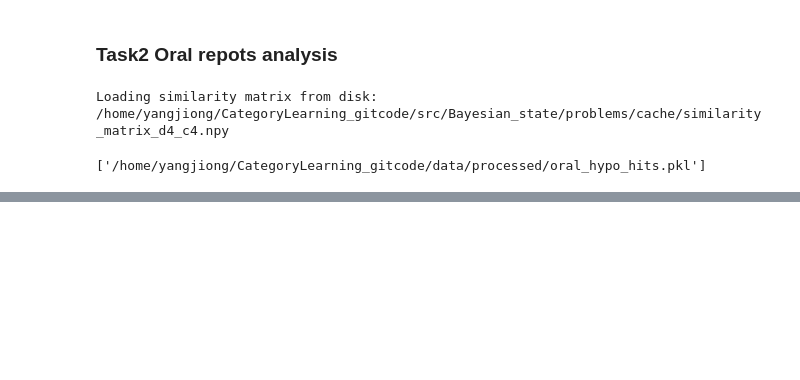
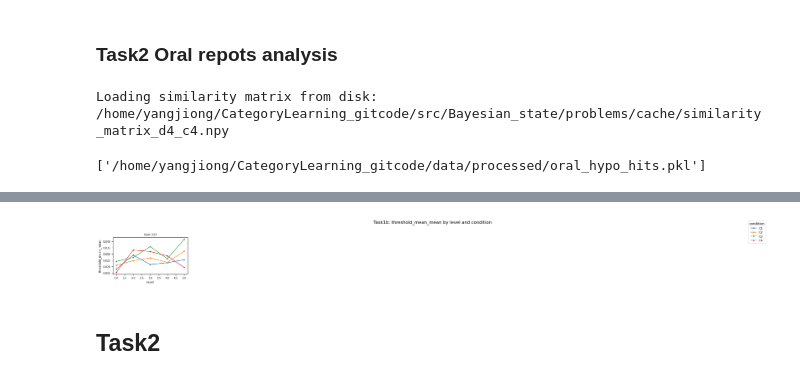
Before and after one commit to yjiong0228/CategoryLearning, a Jupyter notebook: notebooks/preprocess.ipynb, the cells around one changed output, grey strips where cells are left out. Drawn from its saved outputs; the diff is of its cells as text; code cells hidden in the pictures; blank space fills up the shorter version.

Commit message:
upload new exp data

```diff
--- a/notebooks/preprocess.ipynb
+++ b/notebooks/preprocess.ipynb
@@ -281,0 +331,42 @@ oral_hypo_hits = oral_hypo_hits_fixed
+# %%
+import math
+import matplotlib.pyplot as plt
+import seaborn as sns
+
+plot_df = pd.read_csv(Path(project_root) / 'data_meg' / 'processed' / 'Task1b_errorsummary.csv')
+plot_df = plot_df.sort_values(['iSub', 'feature_name', 'level']).reset_index(drop=True)
+
+subjects = sorted(plot_df['iSub'].unique())
+n_sub = len(subjects)
+n_cols = 8
+n_rows = math.ceil(n_sub / n_cols)
+
+palette = sns.color_palette('tab10', n_colors=4)
+fig, axes = plt.subplots(n_rows, n_cols, figsize=(n_cols * 3.2, n_rows * 2.6), sharex=True, sharey=True)
+axes = axes.flatten() if isinstance(axes, np.ndarray) else [axes]
+
+for i, sid in enumerate(subjects):
+    ax = axes[i]
+    sub_df = plot_df[plot_df['iSub'] == sid]
+    for cond_idx, cond in enumerate(sorted(sub_df['feature_name'].dropna().unique())):
+        cond_df = sub_df[sub_df['feature_name'] == cond]
+        ax.plot(cond_df['level'], cond_df['threshold_mean_mean'], marker='o', linewidth=1.2, markersize=2.5, color=palette[cond_idx], label=f'C{cond_idx + 1}')
+    ax.set_title(f'iSub {int(sid)}', fontsize=8)
+    ax.tick_params(labelsize=7)
+    if i % n_cols == 0:
+        ax.set_ylabel('threshold_mean_mean', fontsize=8)
+    if i >= (n_rows - 1) * n_cols:
+        ax.set_xlabel('level', fontsize=8)
+
+for j in range(n_sub, len(axes)):
+    axes[j].axis('off')
+
+handles, labels = axes[0].get_legend_handles_labels()
+fig.legend(handles, labels, title='condition', loc='upper right', bbox_to_anchor=(0.995, 0.995), fontsize=8, title_fontsize=9)
+fig.suptitle('Task1b: threshold_mean_mean by level and condition', fontsize=12)
+fig.tight_layout(rect=[0, 0, 0.96, 0.97])
+plt.show()
+# %% [output]
+[figure, added]
+# %% [markdown]
+## Task2
```
Also changed, not shown: parts of 16 cells of this notebook, 17 other files.
